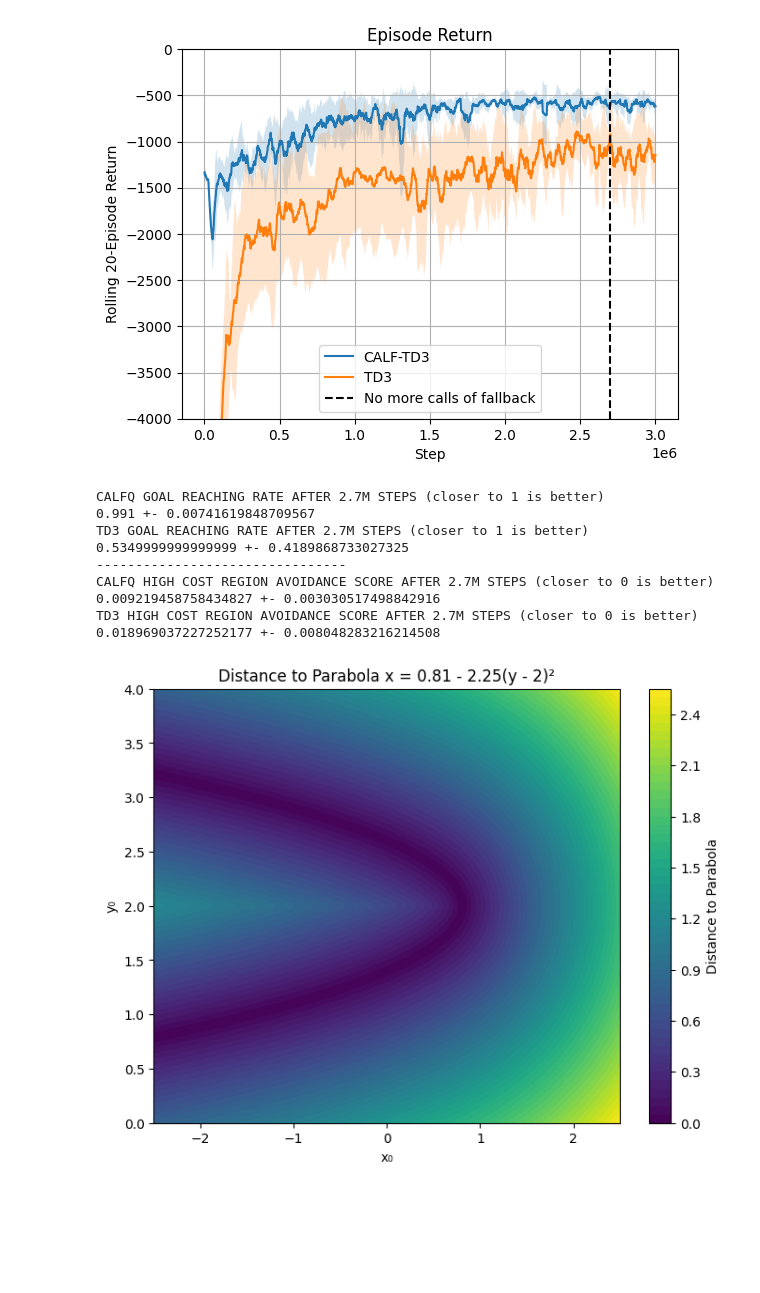
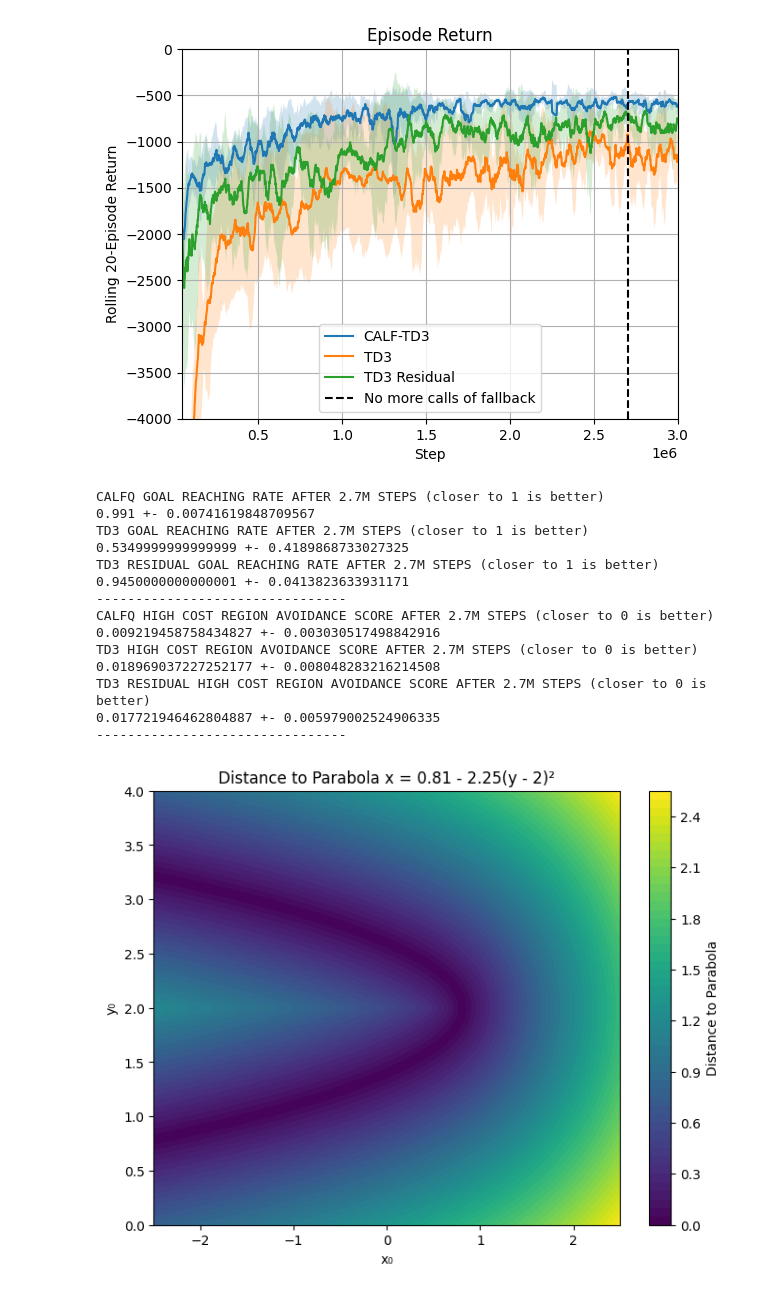
Before and after one commit to aidagroup/calf-enhance, a Jupyter notebook: run/analysis.ipynb, the cells around one changed output. Saved outputs shown, nothing was run; the diff lists cells and outputs as text; code cells hidden in the pictures; blank space fills up the shorter version.

```diff
--- a/run/analysis.ipynb
+++ b/run/analysis.ipynb
@@ -9,6 +9,7 @@ from scipy.optimize import root_scalar
 
 calfq_data = pd.read_csv("expdata/calfq_update.csv")
 td3_data = pd.read_csv("expdata/td3_update.csv")
+td3_residual_data = pd.read_csv("expdata/residual_td3.csv")
 
 
 def select_metrics(data, metric_name):
@@ -24,36 +25,52 @@ stds = (
     select_metrics(calfq_data, "charts/episodic_return_rolling_20")
     .groupby("step")["value"]
     .std()
 )
 
 plt.plot(means, label="CALF-TD3")
 plt.fill_between(means.index, means - stds, means + stds, alpha=0.2)
 # plt.axhline(y=-700, color="black", linestyle="--")
 means = (
     select_metrics(td3_data, "charts/episodic_return_rolling_20")
     .groupby("step")["value"]
     .mean()
 )
 stds = (
     select_metrics(td3_data, "charts/episodic_return_rolling_20")
     .groupby("step")["value"]
     .std()
 )
+plt.plot(means, label="TD3")
+plt.fill_between(means.index, means - stds, means + stds, alpha=0.2)
 
-plt.plot(means, label="TD3")
+
+means = (
+    select_metrics(td3_residual_data, "charts/episodic_return_rolling_20")
+    .groupby("step")["value"]
+    .mean()
+)
+stds = (
+    select_metrics(td3_residual_data, "charts/episodic_return_rolling_20")
+    .groupby("step")["value"]
+    .std()
+)
+plt.plot(means, label="TD3 Residual")
+plt.fill_between(means.index, means - stds, means + stds, alpha=0.2)
+
+
 plt.axvline(
     x=0.9 * 3_000_000, color="black", linestyle="--", label="No more calls of fallback"
 )
-plt.fill_between(means.index, means - stds, means + stds, alpha=0.2)
+plt.xlim(45_000, 3_000_000)
 plt.ylim(-4000, 0)
 plt.legend()
 plt.title("Episode Return")
 plt.xlabel("Step")
 plt.ylabel("Rolling 20-Episode Return")
 plt.grid()
 plt.savefig("../gfx/episode_return_calf_td3_vs_td3.png")
 # %% [output]
-[figure, old version]
+[figure, new version]
 # %%
 print("CALFQ GOAL REACHING RATE AFTER 2.7M STEPS (closer to 1 is better)")
 
@@ -74,6 +91,14 @@ print(
     is_in_hole.groupby("run_id")["value"].mean().std(),
 )
 
+print("TD3 RESIDUAL GOAL REACHING RATE AFTER 2.7M STEPS (closer to 1 is better)")
+is_in_hole = select_metrics(td3_residual_data, "episode_stats/is_in_hole")
+is_in_hole = is_in_hole[is_in_hole["step"] >= 2_700_000]
+print(
+    is_in_hole.groupby("run_id")["value"].mean().mean(),
+    "+-",
+    is_in_hole.groupby("run_id")["value"].mean().std(),
+)
 print("--------------------------------")
 
 print("CALFQ HIGH COST REGION AVOIDANCE SCORE AFTER 2.7M STEPS (closer to 0 is better)")
@@ -93,16 +118,31 @@ print(
     "+-",
     high_cost_region.groupby("run_id")["value"].mean().std(),
 )
+
+print("TD3 RESIDUAL HIGH COST REGION AVOIDANCE SCORE AFTER 2.7M STEPS (closer to 0 is better)")
+high_cost_region = select_metrics(td3_residual_data, "episode_stats/avoidance_score")
+high_cost_region = high_cost_region[high_cost_region["step"] >= 2_700_000]
+print(
+    high_cost_region.groupby("run_id")["value"].mean().mean(),
+    "+-",
+    high_cost_region.groupby("run_id")["value"].mean().std(),
+)
+print("--------------------------------")
 # %% [output]
 CALFQ GOAL REACHING RATE AFTER 2.7M STEPS (closer to 1 is better)
 0.991 +- 0.00741619848709567
 TD3 GOAL REACHING RATE AFTER 2.7M STEPS (closer to 1 is better)
 0.5349999999999999 +- 0.4189868733027325
+TD3 RESIDUAL GOAL REACHING RATE AFTER 2.7M STEPS (closer to 1 is better)
+0.9450000000000001 +- 0.0413823633931171
 --------------------------------
 CALFQ HIGH COST REGION AVOIDANCE SCORE AFTER 2.7M STEPS (closer to 0 is better)
 0.009219458758434827 +- 0.003030517498842916
 TD3 HIGH COST REGION AVOIDANCE SCORE AFTER 2.7M STEPS (closer to 0 is better)
 0.018969037227252177 +- 0.008048283216214508
+TD3 RESIDUAL HIGH COST REGION AVOIDANCE SCORE AFTER 2.7M STEPS (closer to 0 is better)
+0.017721946462804887 +- 0.005979002524906335
+--------------------------------
 # %%
 from scipy.optimize import fsolve
 
```
Also changed, not shown: 7 other files.
